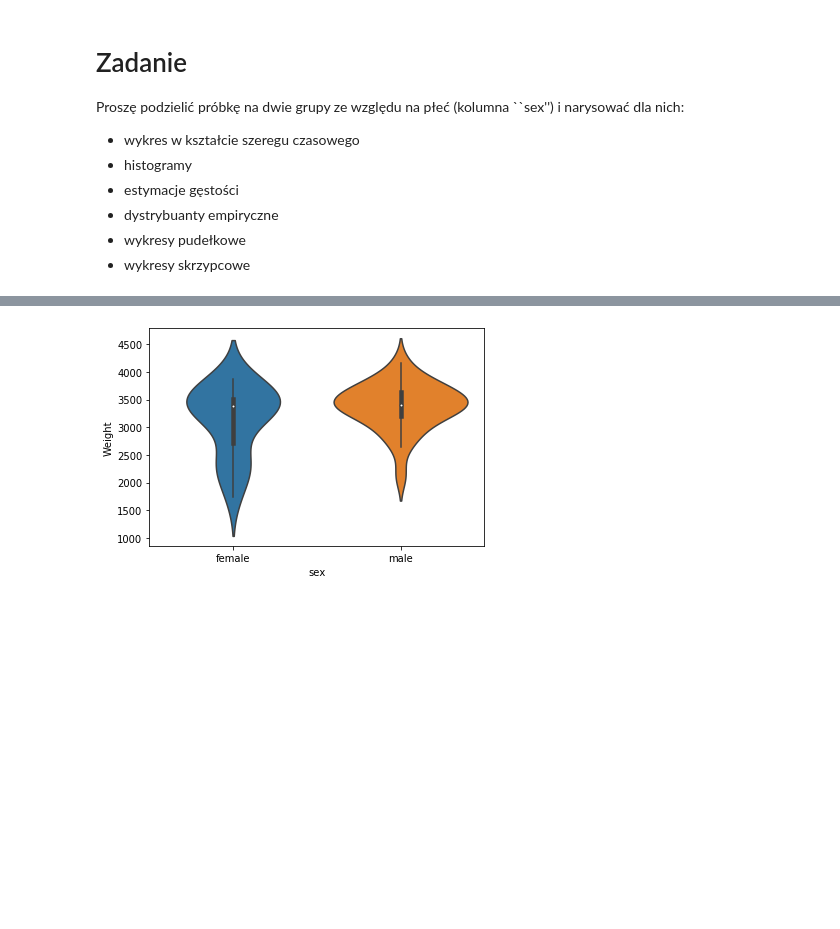
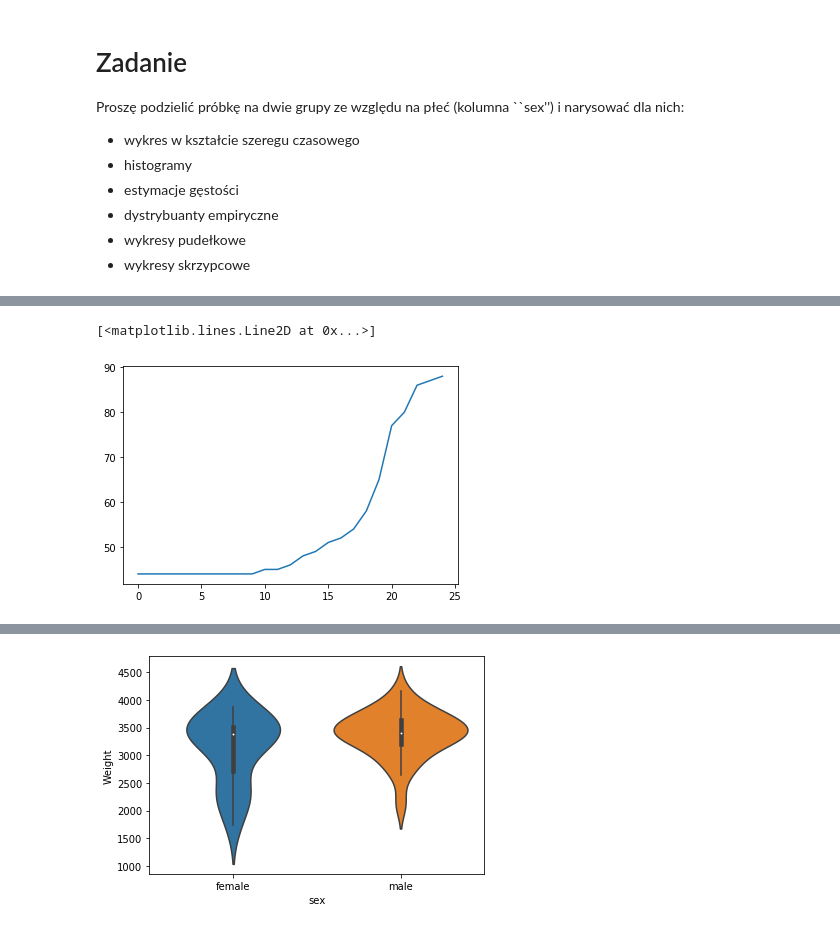
Before and after one commit to JQB26/podstawy_sztucznej_inteligencji, a Jupyter notebook: Z02_numy_pandas.ipynb, the cells around one changed output, grey strips where cells are left out. Drawn from its saved outputs; the diff is of its cells as text; code cells hidden in the pictures; blank space fills up the shorter version.

```diff
--- a/Z02_numy_pandas.ipynb
+++ b/Z02_numy_pandas.ipynb
@@ -1594,0 +1718,6 @@ Proszę podzielić próbkę na dwie grupy ze względu na płeć (kolumna ``sex''
+# %%
+from scipy import stats
+plt.plot(stats.cumfreq(df,numbins=25)[0])
+# %% [output]
+[<matplotlib.lines.Line2D at 0x...>]
+[figure, added]
```
Also changed, not shown: parts of 31 cells of this notebook.
